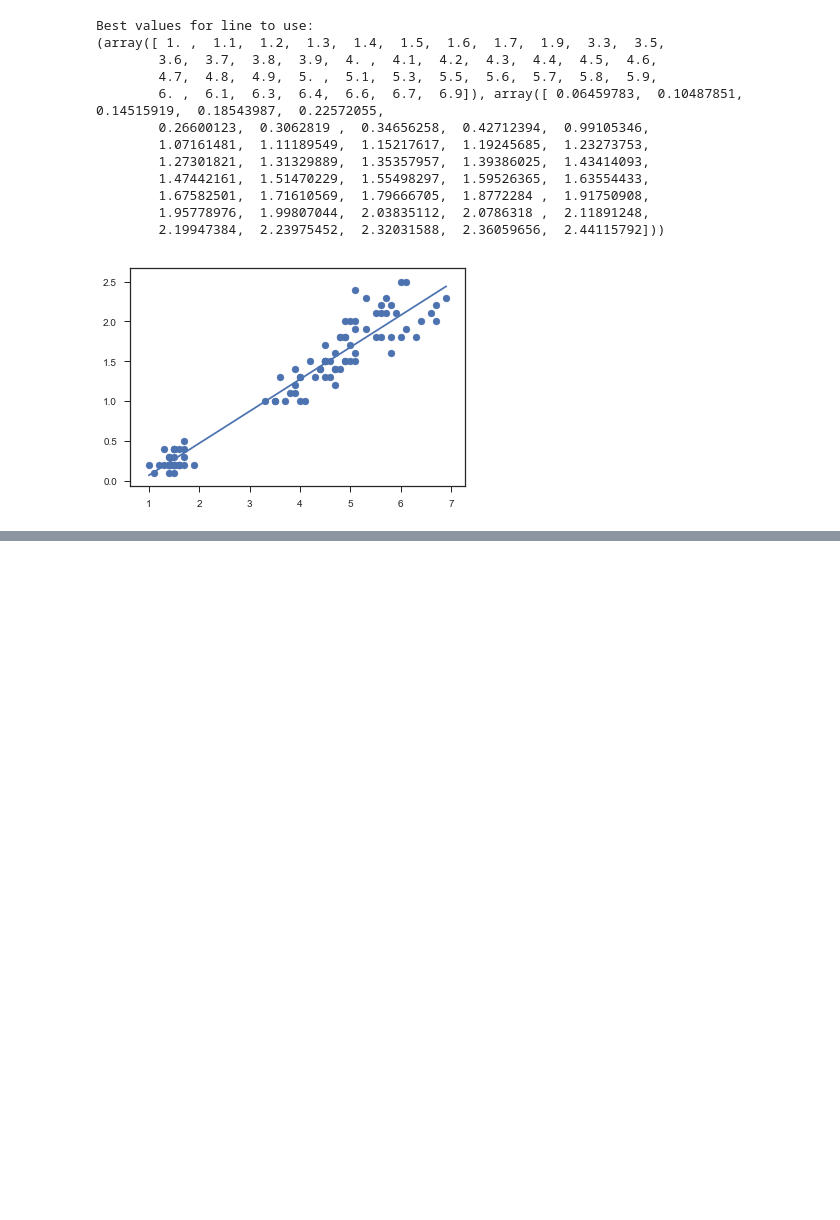
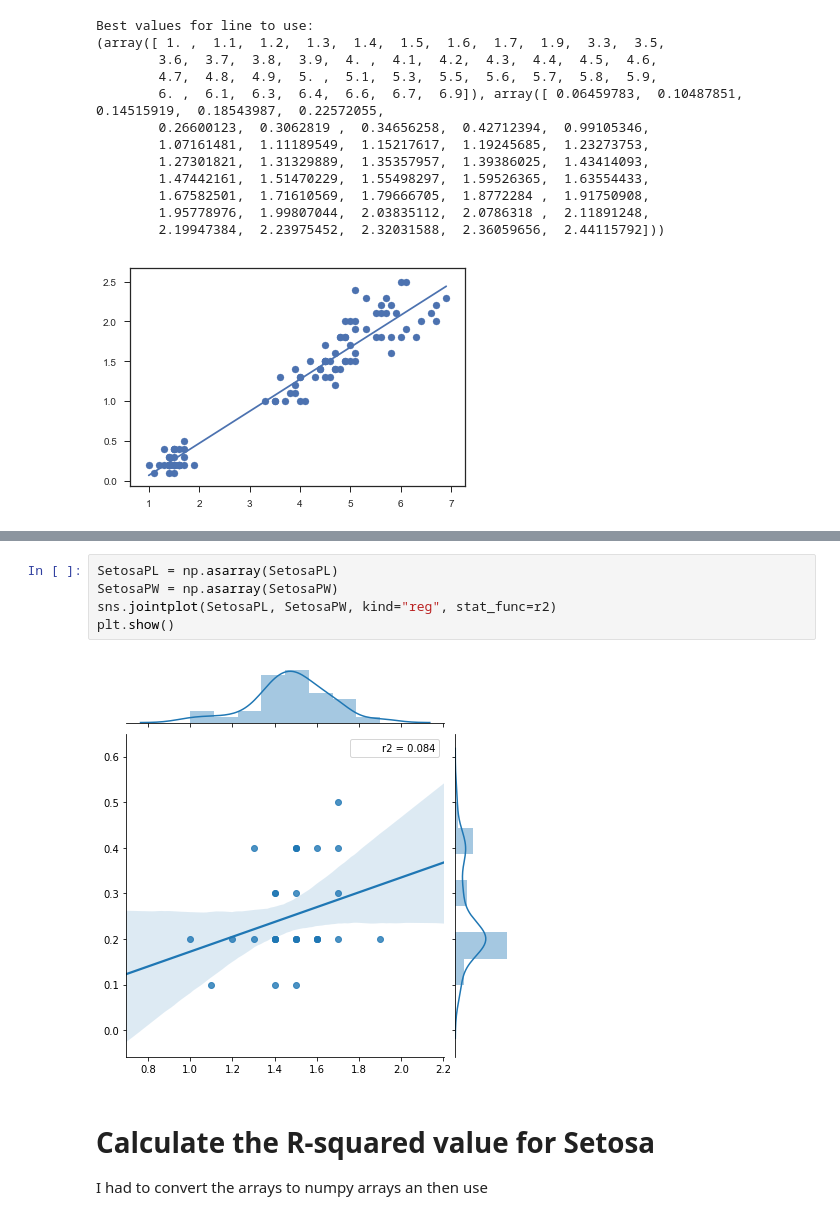
Before and after one commit to ConorTighe/Jupyter-PlyPlot-Problem, a Jupyter notebook: IRIS Plot.ipynb, the cells around one changed output, grey strips where cells are left out. Drawn from its saved outputs; the diff is of its cells as text; blank space fills up the shorter version.

```diff
--- a/IRIS Plot.ipynb
+++ b/IRIS Plot.ipynb
@@ -127,0 +180,11 @@ Best values for line to use:
+# %%
+SetosaPL = np.asarray(SetosaPL)
+SetosaPW = np.asarray(SetosaPW)
+sns.jointplot(SetosaPL, SetosaPW, kind="reg", stat_func=r2)
+plt.show()
+# %% [output]
+[figure, added]
+# %% [markdown]
+# Calculate the R-squared value for Setosa
+
+I had to convert the arrays to numpy arrays an then use
```
Also changed, not shown: parts of 5 cells of this notebook, 1 other file.
